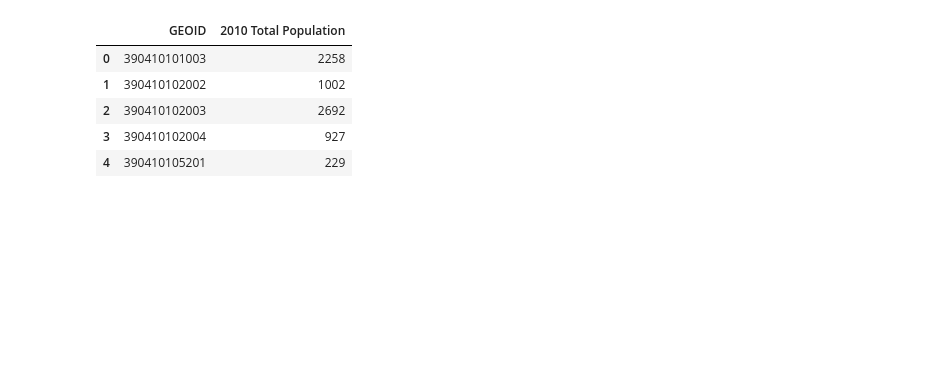
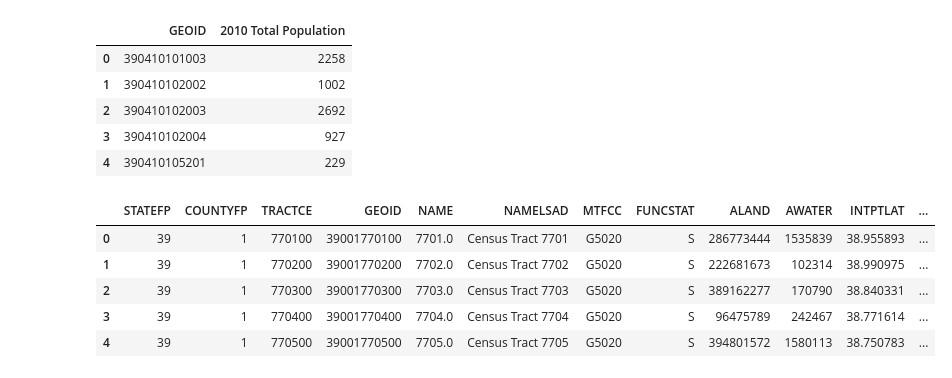
Before and after one commit to data-x-sp19/EVAC, a Jupyter notebook: PT_data.ipynb, the cells around one changed output. Drawn from its saved outputs; the diff is of its cells as text; code cells hidden in the pictures; blank space fills up the shorter version.

```diff
--- a/PT_data.ipynb
+++ b/PT_data.ipynb
@@ -48,3 +46,13 @@ census_data.head()
 | 2 | 390410102003 | 2692 |
 | 3 | 390410102004 | 927 |
 | 4 | 390410105201 | 229 |
+# %%
+tract_data = pd.read_excel("Data/census_tract_data.xlsx")
+tract_data.head()
+# %% [output]
+|  | STATEFP | COUNTYFP | TRACTCE | GEOID | NAME | NAMELSAD | MTFCC | FUNCSTAT | ALAND | AWATER | INTPTLAT | ... |
+| 0 | 39 | 1 | 770100 | 39001770100 | 7701.0 | Census Tract 7701 | G5020 | S | 286773444 | 1535839 | 38.955893 | ... |
+| 1 | 39 | 1 | 770200 | 39001770200 | 7702.0 | Census Tract 7702 | G5020 | S | 222681673 | 102314 | 38.990975 | ... |
+| 2 | 39 | 1 | 770300 | 39001770300 | 7703.0 | Census Tract 7703 | G5020 | S | 389162277 | 170790 | 38.840331 | ... |
+| 3 | 39 | 1 | 770400 | 39001770400 | 7704.0 | Census Tract 7704 | G5020 | S | 96475789 | 242467 | 38.771614 | ... |
+| 4 | 39 | 1 | 770500 | 39001770500 | 7705.0 | Census Tract 7705 | G5020 | S | 394801572 | 1580113 | 38.750783 | ... |
```
Also changed, not shown: parts of 12 cells of this notebook, 2 other files.
